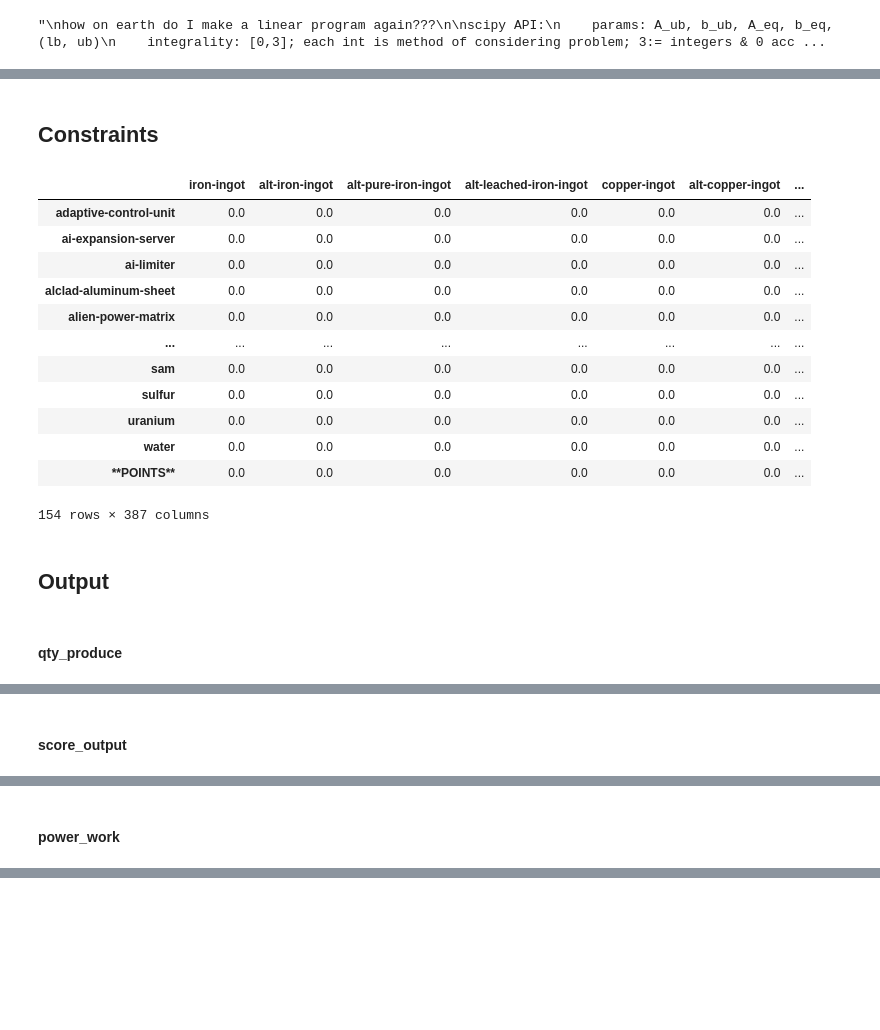
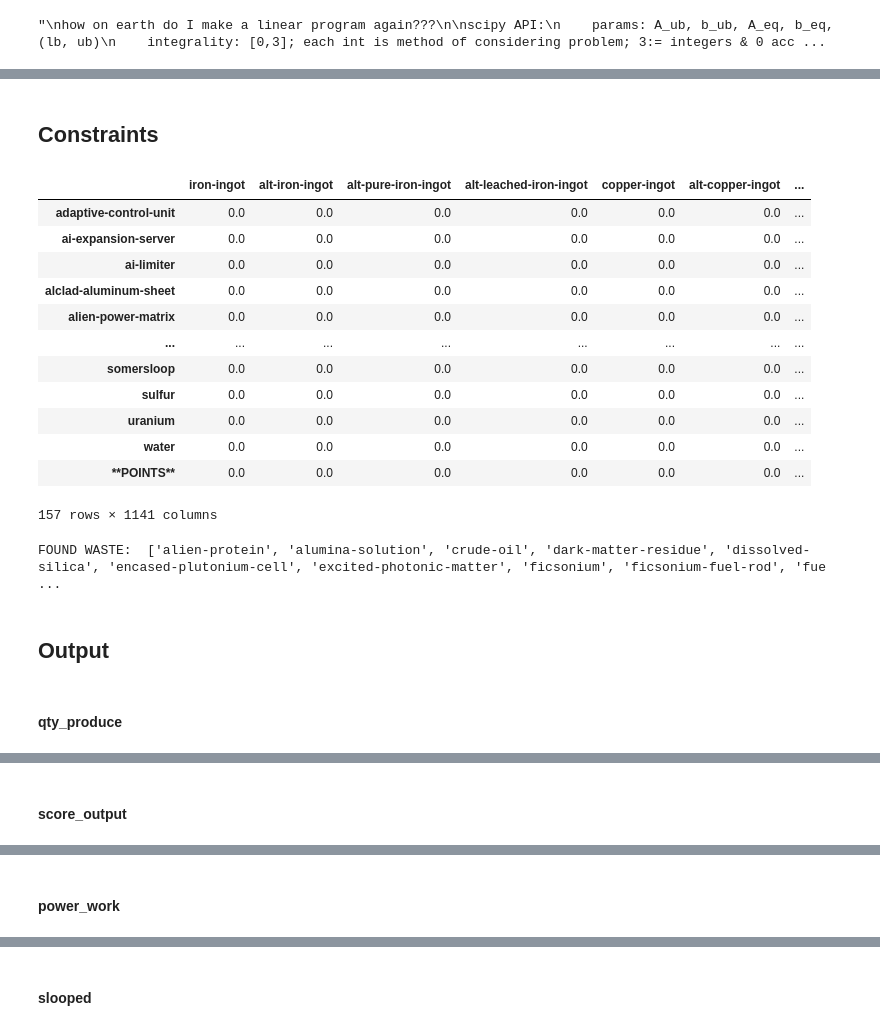
Before and after one commit to sims-s/satisfactory-lp, a Jupyter notebook: ActuallyGood.ipynb, the cells around one changed output, grey strips where cells are left out. Drawn from its saved outputs; the diff is of its cells as text; code cells hidden in the pictures; blank space fills up the shorter version.

```diff
--- a/ActuallyGood.ipynb
+++ b/ActuallyGood.ipynb
@@ -75,10 +285,11 @@ if not overclock in {'max', 'base'} and 'sloop' in {'max', 'base'}:
 # %%
-# 2.5**1.321928 from: https://satisfactory.wiki.gg/wiki/Clock_speed
+# # 2.5**1.321928 from: https://satisfactory.wiki.gg/wiki/Clock_speed
 
-if overclock == 'max':
-    recipe_df['ingredients'] = recipe_df['ingredients'].apply(lambda x: [[y[0], y[1] * 2.5] for y in x])
-    recipe_df['products'] = recipe_df['products'].apply(lambda x: [[y[0], y[1] * 2.5] for y in x])
-    recipe_df['power_rate'] = recipe_df['power_rate'] * 2.5**1.321928
-if sloop == 'max':
-    recipe_df['products'] = recipe_df['products'].apply(lambda x: [[y[0], y[1] * 2] for y in x])
-    recipe_df['power_rate'] = recipe_df['power_rate'] * 4
+# if overclock == 'max':
+#     recipe_df['ingredients'] = recipe_df['ingredients'].apply(lambda x: [[y[0], y[1] * 2.5] for y in x])
+#     recipe_df['products'] = recipe_df['products'].apply(lambda x: [[y[0], y[1] * 2.5] for y in x])
+#     recipe_df['power_rate'] = recipe_df['power_rate'] * 2.5**1.321928
+# if sloop == 'max':
+#     non_base_idxr = recipe_df['category'] != 'base'
+#     recipe_df.loc[non_base_idxr,'products'] = recipe_df.loc[non_base_idxr]['products'].apply(lambda x: [[y[0], y[1] * 2] for y in x])
+#     recipe_df.loc[non_base_idxr,'power_rate'] = recipe_df.loc[non_base_idxr]['power_rate'] * 4
@@ -227,7 +397,8 @@ points_df
 # %% [markdown]
 ### Filter out unwanted things form poitns & recipes
 # %%
-ignore_things = [key_name_fn(x) for x in ['Hog Remains', 'Spitter Remains', 'Stinger Remains', 'Hatcher Remains', 'Leaves', 'Wood', 'Mycelia', 'Yellow Power Slug', 'Purple Power Slug', 'Blue Power Slug', 'Automated Miner', 'Alien DNA Capsule']]
+ignore_things = [key_name_fn(x) for x in ['Hog Remains', 'Spitter Remains', 'Stinger Remains', 'Hatcher Remains', 'Leaves', 'Wood', 'Mycelia', 'Yellow Power Slug', 'Purple Power Slug', 'Blue Power Slug', 'Automated Miner', 'Portable Miner', 'Alien DNA Capsule', 'Synthetic Power Shard']]
+ignore_things = ignore_things + [x + '-slooped' for x in ignore_things]
 # %%
 print(recipe_df.shape)
 recipe_df = recipe_df[recipe_df['products'].apply(lambda x: not any([y[0] in ignore_things for y in x]))].reset_index(drop=True)
@@ -330,6 +486,10 @@ Issue:
 # %%
 base_inputs_test = {
     'iron-ore' : 1000,
+    'coal' : 600,
+    'water' : 1000,
+    'somersloop' : 100,
+#     'power-shard' : 100,
 }
 base_inputs_irl = {
     'coal' : 42300,
@@ -344,8 +504,10 @@ base_inputs_irl = {
     'sam' : 10200,
     'limestone' : 69300,
     'sulfur' : 10800,
-    'water' : 131250,
+    'water' : 1312500,
     'excited-photonic-matter' : 10000,
+    'somersloop' : 106,
+#     'power-shard' : 20_000_000
 }
 
 for key in base_items:
@@ -394,7 +524,7 @@ points_df
 import math
 # %%
 #gpt4o couldn't write this function, but claude could
-def style_column(col):
+def style_column(col, logspace=False):
     """
     Style a column with color gradient from red (min) to green (max)
     Args:
@@ -405,15 +535,23 @@ def style_column(col):
     # Normalize values between 0 and 1
     if pd.isnull(col).all():
         return [''] * col.shape[0]
+    if col.shape[0] == 1:
+        r = 0
+        g = 255
+        return [f'background-color:rgba({r}, {g}, 0, 0.5)']
+    if logspace:
+        col = col.apply(lambda x: np.log(1 + x))
     min_val = col.min()
     max_val = col.max()
     norm = (col - min_val) / (max_val - min_val)
 
     # Convert to RGB colors (red to green)
     def get_color(value):
+        if pd.isnull(value):
+            return ''
         r = int(255 * (1 - value))
         g = int(255 * value)
-        return f'background-color: rgba({r}, {g}, 0, 0.5)'
+        return f'background-color:rgba({r}, {g}, 0, 0.5)'
 
     return [get_color(x) for x in norm]
 # %%
@@ -603,19 +750,20 @@ _ = lp_solve(eg_points, eg_recipes, base_inputs_test, sort_by_col = 'all')
 # %%
-res = lp_solve(points_df, recipe_df, base_inputs_irl, sort_by_col = 'all')
+res = lp_solve(points_df, recipe_df, base_inputs_irl, sort_by_col = 'all', force_excess_unsinkable_usage = 'all')
 # %% [output]
 ## Constraints
 |  | iron-ingot | alt-iron-ingot | alt-pure-iron-ingot | alt-leached-iron-ingot | copper-ingot | alt-copper-ingot | ... |
 | adaptive-control-unit | 0.0 | 0.0 | 0.0 | 0.0 | 0.0 | 0.0 | ... |
 | ai-expansion-server | 0.0 | 0.0 | 0.0 | 0.0 | 0.0 | 0.0 | ... |
 | ai-limiter | 0.0 | 0.0 | 0.0 | 0.0 | 0.0 | 0.0 | ... |
 | alclad-aluminum-sheet | 0.0 | 0.0 | 0.0 | 0.0 | 0.0 | 0.0 | ... |
 | alien-power-matrix | 0.0 | 0.0 | 0.0 | 0.0 | 0.0 | 0.0 | ... |
 | ... | ... | ... | ... | ... | ... | ... | ... |
-| sam | 0.0 | 0.0 | 0.0 | 0.0 | 0.0 | 0.0 | ... |
+| somersloop | 0.0 | 0.0 | 0.0 | 0.0 | 0.0 | 0.0 | ... |
 | sulfur | 0.0 | 0.0 | 0.0 | 0.0 | 0.0 | 0.0 | ... |
 | uranium | 0.0 | 0.0 | 0.0 | 0.0 | 0.0 | 0.0 | ... |
 | water | 0.0 | 0.0 | 0.0 | 0.0 | 0.0 | 0.0 | ... |
 | **POINTS** | 0.0 | 0.0 | 0.0 | 0.0 | 0.0 | 0.0 | ... |
-154 rows × 387 columns
+157 rows × 1141 columns
+FOUND WASTE:  ['alien-protein', 'alumina-solution', 'crude-oil', 'dark-matter-residue', 'dissolved-silica', 'encased-plutonium-cell', 'excited-photonic-matter', 'ficsonium', 'ficsonium-fuel-rod', 'fue ...
 ## Output
 #### qty_produce
@@ -626,0 +821 @@ res = lp_solve(points_df, recipe_df, base_inputs_irl, sort_by_col = 'all')
+#### slooped
```
Also changed, not shown: parts of 66 cells of this notebook, 1 other file.
